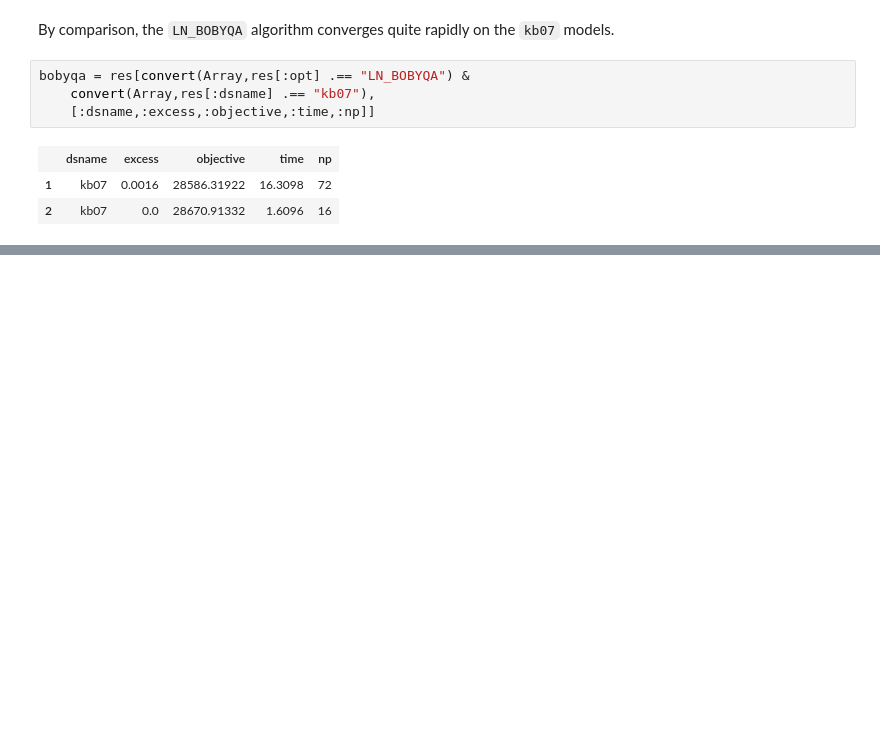
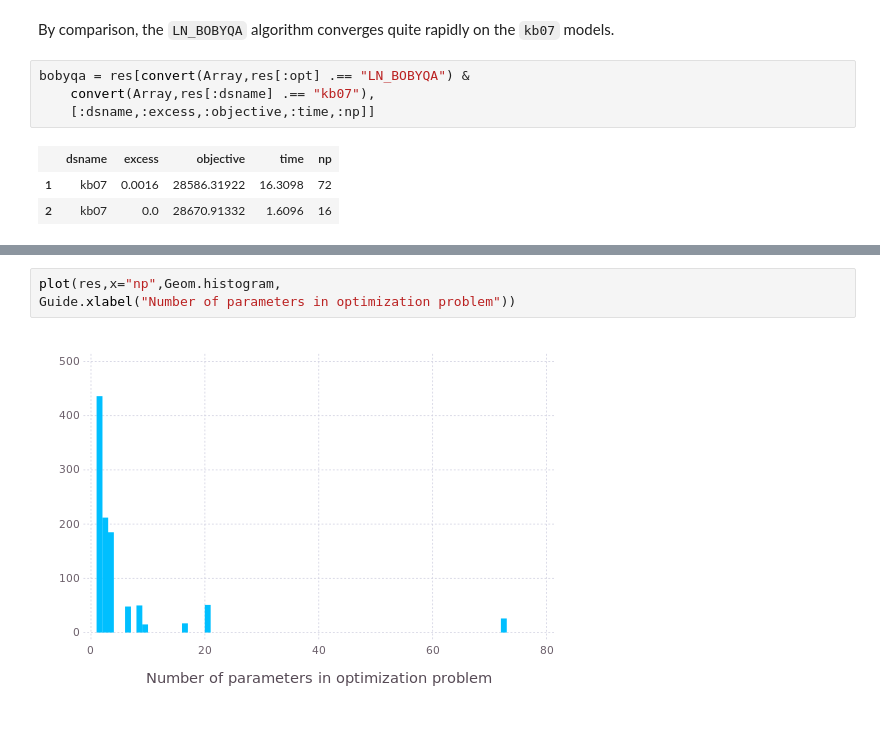
Before and after one commit to Stat990-033/Timings, a Jupyter notebook: inst/doc/Summaries.ipynb, the cells around one changed output, grey strips where cells are left out. Saved outputs shown, nothing was run; the diff lists cells and outputs as text; blank space fills up the shorter version.

```diff
--- a/inst/doc/Summaries.ipynb
+++ b/inst/doc/Summaries.ipynb
@@ -210,0 +224,5 @@ bobyqa = res[convert(Array,res[:opt] .== "LN_BOBYQA") &
+# %%
+plot(res,x="np",Geom.histogram,
+Guide.xlabel("Number of parameters in optimization problem"))
+# %% [output]
+[figure, added]
```
Also changed, not shown: parts of 12 cells of this notebook, 1 other file.
